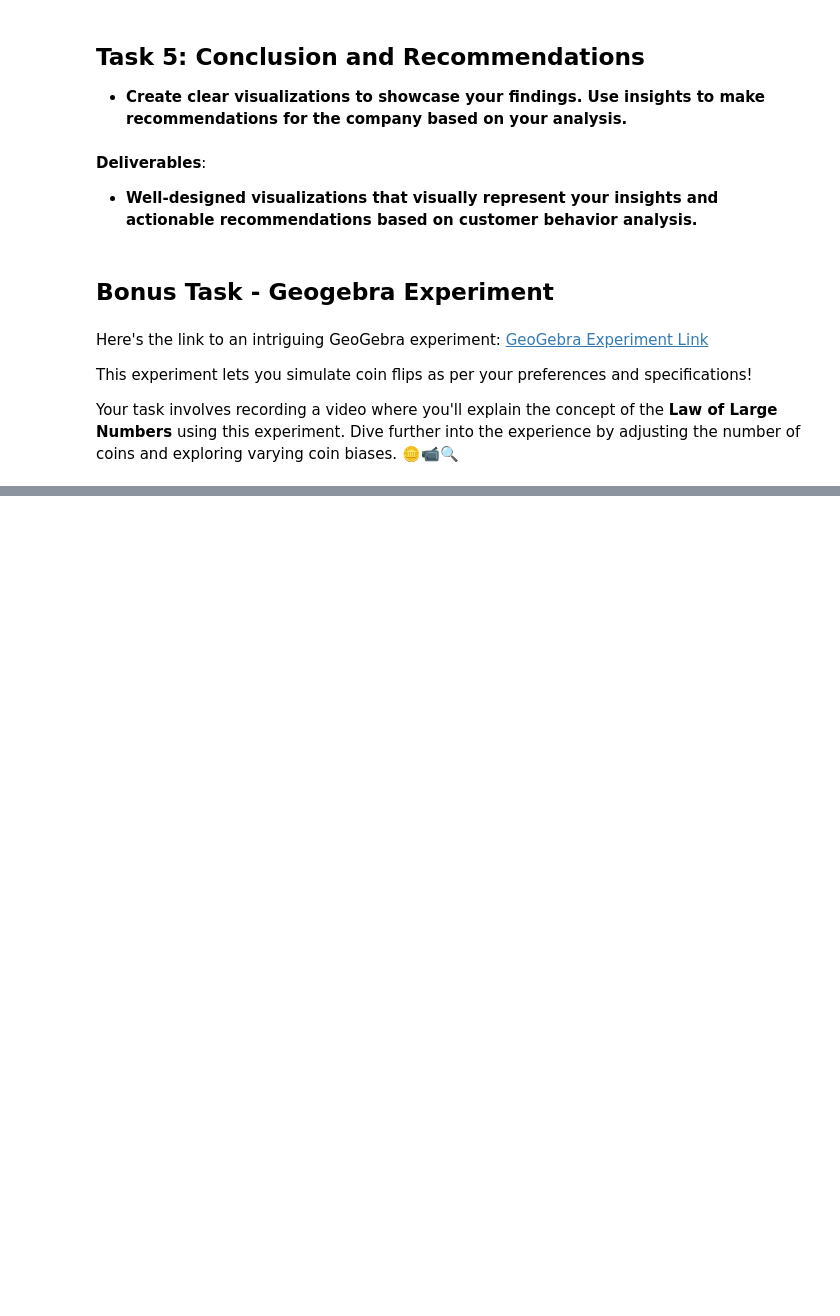
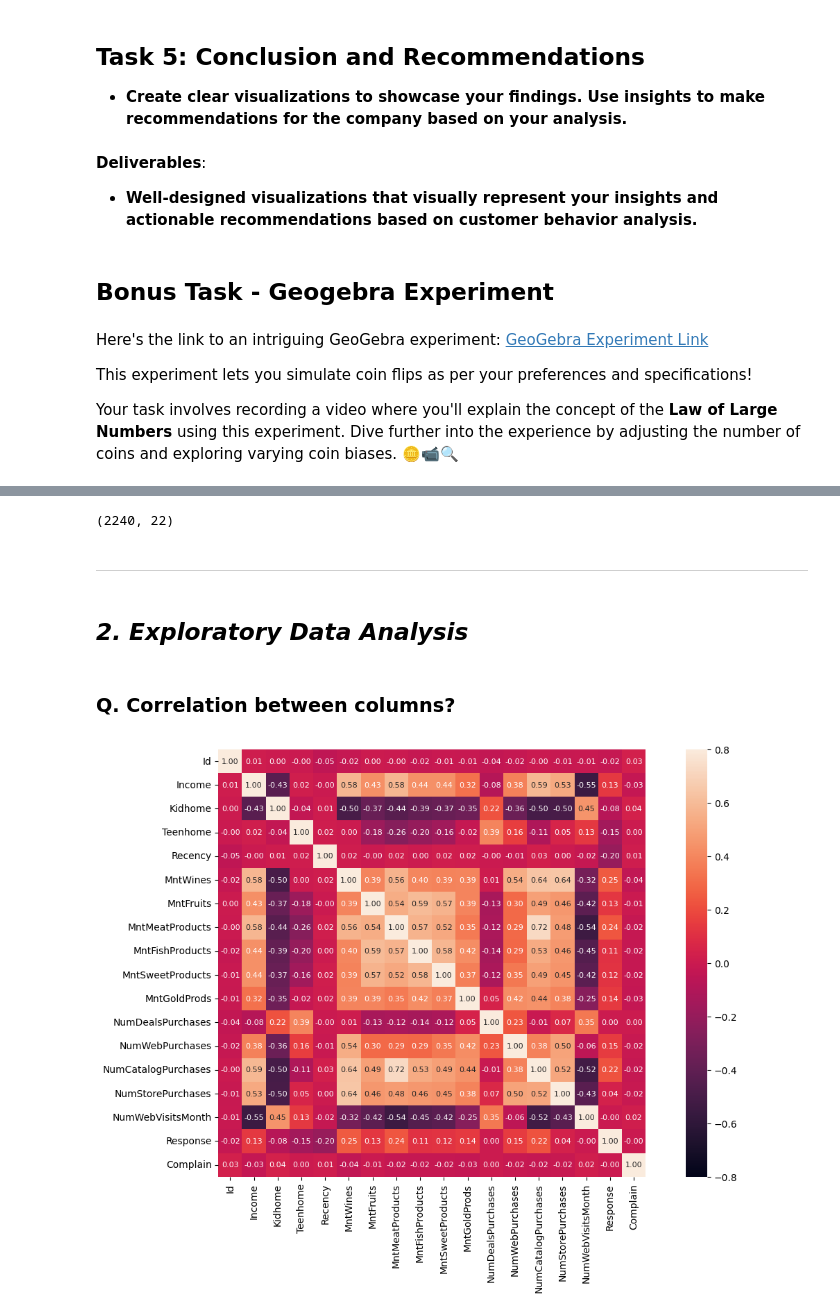
Before and after one commit to shubham-maral/Applied-Statistics-Project, a Jupyter notebook: Applied_Statistics_Project_Shubham_Maral_.ipynb, the cells around one changed output, grey strips where cells are left out. Cells and saved outputs as stored; diff of their text form; code cells hidden in the pictures; blank space fills up the shorter version.

```diff
--- a/Applied_Statistics_Project_Shubham_Maral_.ipynb
+++ b/Applied_Statistics_Project_Shubham_Maral_.ipynb
@@ -107,0 +281,4 @@ Your task involves recording a video where you'll explain the concept of the **L
+# %%
+# First copy the dataset, So our original dataset remains unchanged
+df = hdf.copy()
+df.shape
@@ -107,0 +317,3 @@ Your task involves recording a video where you'll explain the concept of the **L
+# %%
+# Column 'Income' has numerical variable, so we will replace missing values with its mean.
+df['Income'].fillna(round(df.Income.mean()), inplace=True)
@@ -107,0 +344,7 @@ Your task involves recording a video where you'll explain the concept of the **L
+# %%
+# To convert datatype of columns 'Income' from float to integer
+df[['Income']] = df[['Income']].astype('int64')
+# %%
+# Convert 'Year_Birth' and 'Dt_Customer' columns to datetime data type
+df['Year_Birth'] = pd.to_datetime(df['Year_Birth'], format='%Y')
+df.info()
@@ -107,0 +369,16 @@ Your task involves recording a video where you'll explain the concept of the **L
+# %%
+df.shape
+# %% [output]
+(2240, 22)
+# %% [markdown]
+-------------------------------
+# %% [markdown]
+## ***2. Exploratory Data Analysis***
+# %% [markdown]
+### Q. Correlation between columns?
+# %%
+df1=df.corr()
+plt.subplots(figsize=(15, 8))
+sns.heatmap(df1, annot = True, fmt='.2f', annot_kws={'size':8}, vmax=.8, vmin=-.8, square=True);
+# %% [output]
+[figure, added]
```
Also changed, not shown: parts of 65 cells of this notebook.
